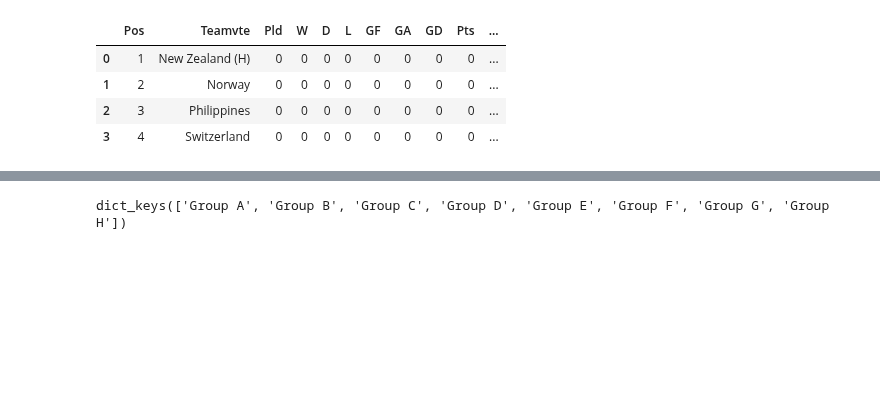
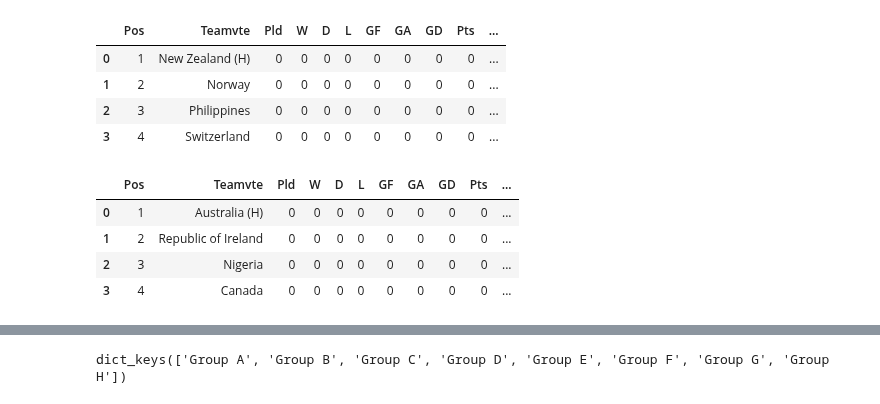
Before and after one commit to larikulik/FIFA_WWC_Predict, a Jupyter notebook: Women's_World_Cup_Predict.ipynb, the cells around one changed output, grey strips where cells are left out. Saved outputs shown, nothing was run; the diff lists cells and outputs as text; code cells hidden in the pictures; blank space fills up the shorter version.

```diff
--- a/Women's_World_Cup_Predict.ipynb
+++ b/Women's_World_Cup_Predict.ipynb
@@ -23,5 +97,13 @@ all_tables[9]
 | 1 | 2 | Norway | 0 | 0 | 0 | 0 | 0 | 0 | 0 | 0 | ... |
 | 2 | 3 | Philippines | 0 | 0 | 0 | 0 | 0 | 0 | 0 | 0 | ... |
 | 3 | 4 | Switzerland | 0 | 0 | 0 | 0 | 0 | 0 | 0 | 0 | ... |
+# %%
+all_tables[16]
+# %% [output]
+|  | Pos | Teamvte | Pld | W | D | L | GF | GA | GD | Pts | ... |
+| 0 | 1 | Australia (H) | 0 | 0 | 0 | 0 | 0 | 0 | 0 | 0 | ... |
+| 1 | 2 | Republic of Ireland | 0 | 0 | 0 | 0 | 0 | 0 | 0 | 0 | ... |
+| 2 | 3 | Nigeria | 0 | 0 | 0 | 0 | 0 | 0 | 0 | 0 | ... |
+| 3 | 4 | Canada | 0 | 0 | 0 | 0 | 0 | 0 | 0 | 0 | ... |
 # %%
 # A -> H
```
Also changed, not shown: parts of 41 cells of this notebook.
